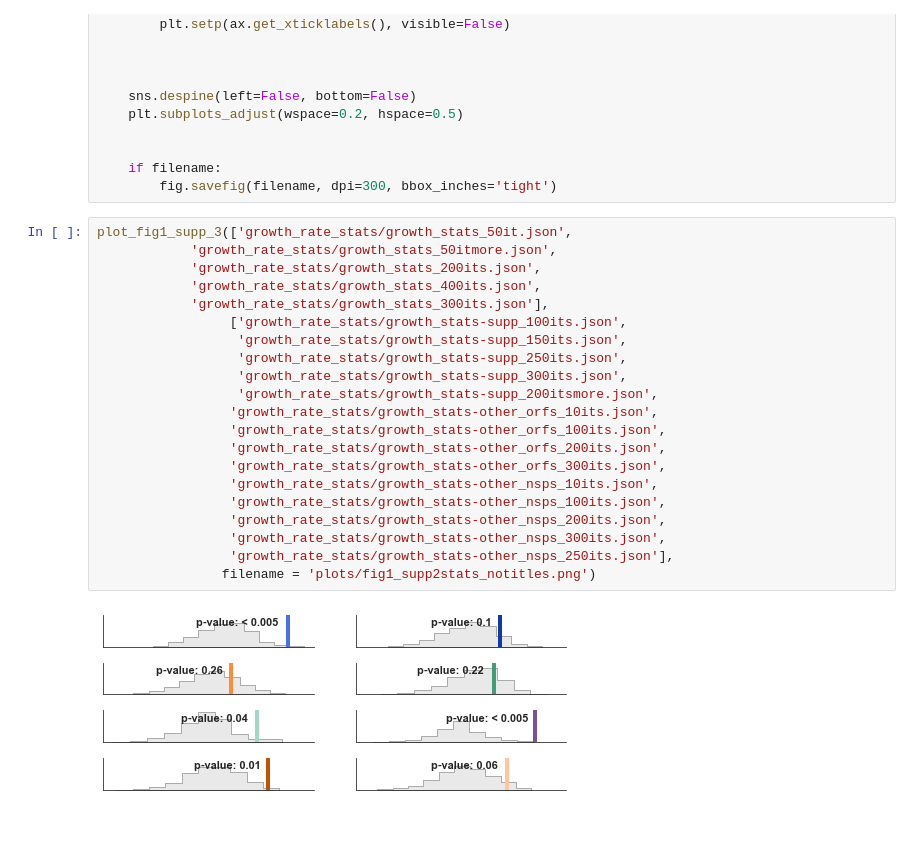
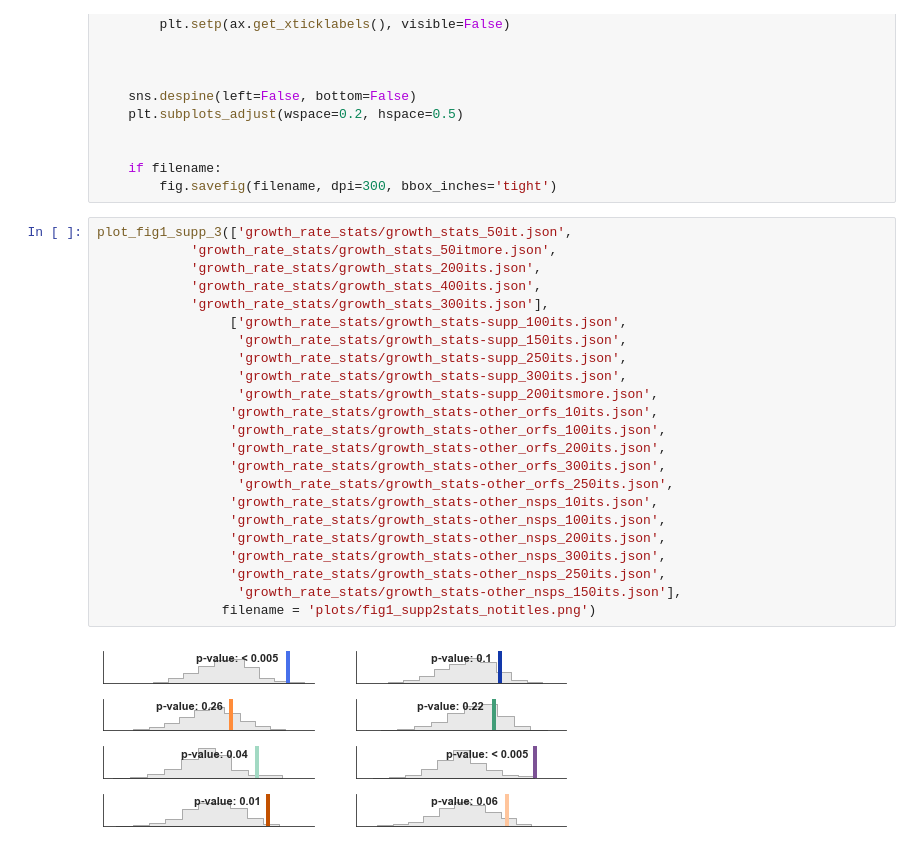
Before and after one commit to blab/sarscov2-adaptive-evolution, a Jupyter notebook: analysis/fig1c-randomization.ipynb, the cells around one changed output. Cells and saved outputs as stored; diff of their text form.

```diff
--- a/analysis/fig1c-randomization.ipynb
+++ b/analysis/fig1c-randomization.ipynb
@@ -324,23 +321,25 @@ def plot_fig1_supp_3(data_files_main, data_files_supp, filename=None):
 # %%
 plot_fig1_supp_3(['growth_rate_stats/growth_stats_50it.json',
             'growth_rate_stats/growth_stats_50itmore.json',
             'growth_rate_stats/growth_stats_200its.json',
             'growth_rate_stats/growth_stats_400its.json',
             'growth_rate_stats/growth_stats_300its.json'],
                  ['growth_rate_stats/growth_stats-supp_100its.json',
                   'growth_rate_stats/growth_stats-supp_150its.json',
                   'growth_rate_stats/growth_stats-supp_250its.json',
                   'growth_rate_stats/growth_stats-supp_300its.json',
                   'growth_rate_stats/growth_stats-supp_200itsmore.json',
                  'growth_rate_stats/growth_stats-other_orfs_10its.json',
                  'growth_rate_stats/growth_stats-other_orfs_100its.json',
                  'growth_rate_stats/growth_stats-other_orfs_200its.json',
                  'growth_rate_stats/growth_stats-other_orfs_300its.json',
+                  'growth_rate_stats/growth_stats-other_orfs_250its.json',
                  'growth_rate_stats/growth_stats-other_nsps_10its.json',
                  'growth_rate_stats/growth_stats-other_nsps_100its.json',
                  'growth_rate_stats/growth_stats-other_nsps_200its.json',
                  'growth_rate_stats/growth_stats-other_nsps_300its.json',
-                 'growth_rate_stats/growth_stats-other_nsps_250its.json'],
+                 'growth_rate_stats/growth_stats-other_nsps_250its.json',
+                  'growth_rate_stats/growth_stats-other_nsps_150its.json'],
                 filename = 'plots/fig1_supp2stats_notitles.png')
 # %% [output]
-[figure, old version]
+[figure, new version]
```
Also changed, not shown: parts of 1 cell of this notebook, 5 other files.
